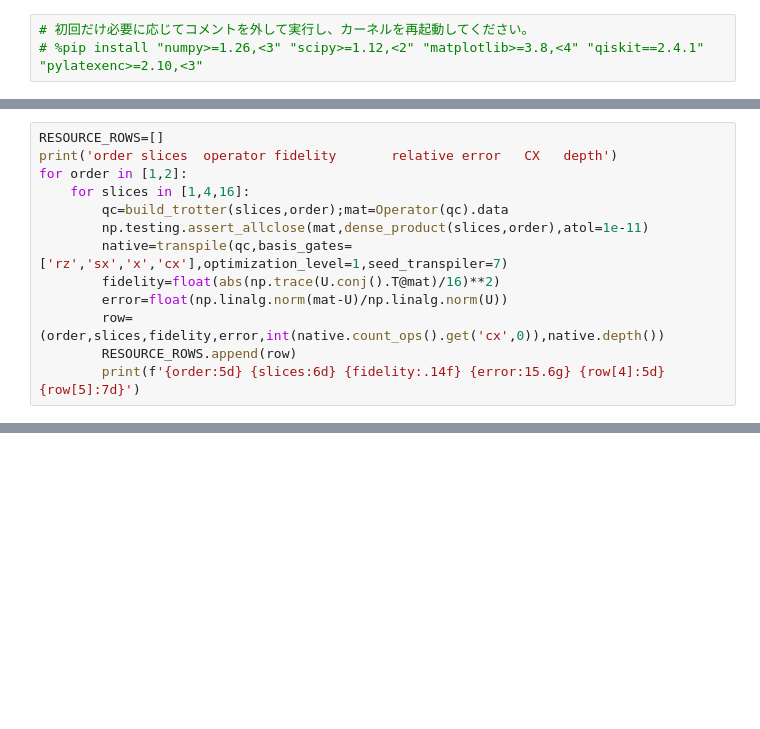
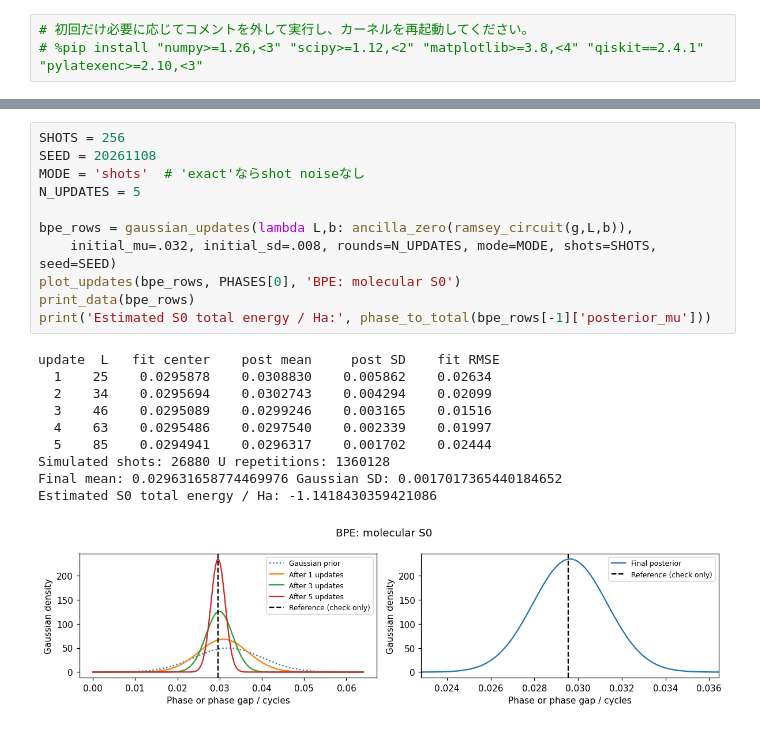
Before and after one commit to QS-laboratory/IBM_handson, a Jupyter notebook: hands_on/exercises/03_h2_jw_bpde.ipynb, the cells around one changed output, grey strips where cells are left out. Drawn from its saved outputs; the diff is of its cells as text; blank space fills up the shorter version.

```diff
--- a/hands_on/exercises/03_h2_jw_bpde.ipynb
+++ b/hands_on/exercises/03_h2_jw_bpde.ipynb
@@ -732,13 +20,0 @@ operator fidelityを$|\mathrm{Tr}(U^\dagger U_T)/16|^2$と定義します。
-# %%
-RESOURCE_ROWS=[]
-print('order slices  operator fidelity       relative error   CX   depth')
-for order in [1,2]:
-    for slices in [1,4,16]:
-        qc=build_trotter(slices,order);mat=Operator(qc).data
-        np.testing.assert_allclose(mat,dense_product(slices,order),atol=1e-11)
-        native=transpile(qc,basis_gates=['rz','sx','x','cx'],optimization_level=1,seed_transpiler=7)
-        fidelity=float(abs(np.trace(U.conj().T@mat)/16)**2)
-        error=float(np.linalg.norm(mat-U)/np.linalg.norm(U))
-        row=(order,slices,fidelity,error,int(native.count_ops().get('cx',0)),native.depth())
-        RESOURCE_ROWS.append(row)
-        print(f'{order:5d} {slices:6d} {fidelity:.14f} {error:15.6g} {row[4]:5d} {row[5]:7d}')
@@ -857,0 +699,22 @@ System qubits: 4 ancilla: 1 measured event: 00000
+# %%
+SHOTS = 256
+SEED = 20261108
+MODE = 'shots'  # 'exact'ならshot noiseなし
+N_UPDATES = 5
+
+bpe_rows = gaussian_updates(lambda L,b: ancilla_zero(ramsey_circuit(g,L,b)),
+    initial_mu=.032, initial_sd=.008, rounds=N_UPDATES, mode=MODE, shots=SHOTS, seed=SEED)
+plot_updates(bpe_rows, PHASES[0], 'BPE: molecular S0')
+print_data(bpe_rows)
+print('Estimated S0 total energy / Ha:', phase_to_total(bpe_rows[-1]['posterior_mu']))
+# %% [output]
+update  L   fit center    post mean     post SD    fit RMSE
+  1    25    0.0295878    0.0308830    0.005862    0.02634
+  2    34    0.0295694    0.0302743    0.004294    0.02099
+  3    46    0.0295089    0.0299246    0.003165    0.01516
+  4    63    0.0295486    0.0297540    0.002339    0.01997
+  5    85    0.0294941    0.0296317    0.001702    0.02444
+Simulated shots: 26880 U repetitions: 1360128
+Final mean: 0.029631658774469976 Gaussian SD: 0.0017017365440184652
+Estimated S0 total energy / Ha: -1.1418430359421086
+[figure, added]
```
Also changed, not shown: parts of 66 cells of this notebook, 51 other files.
